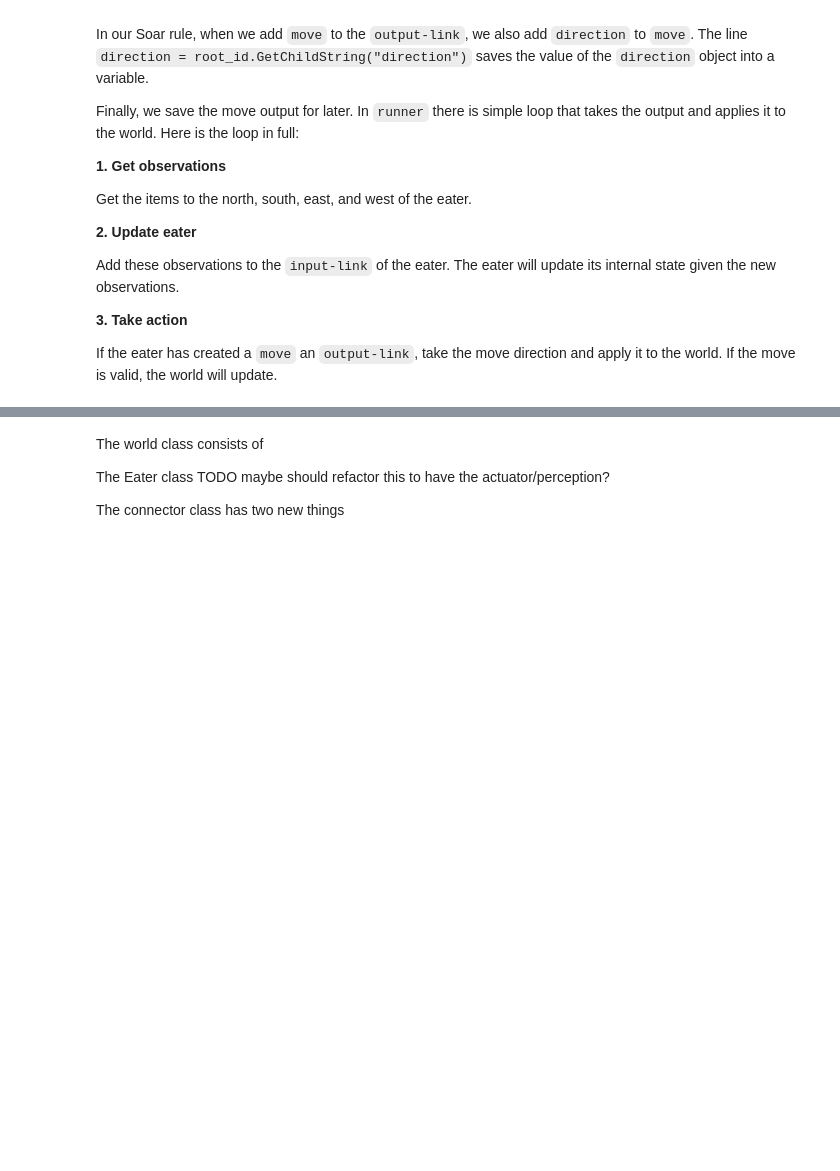
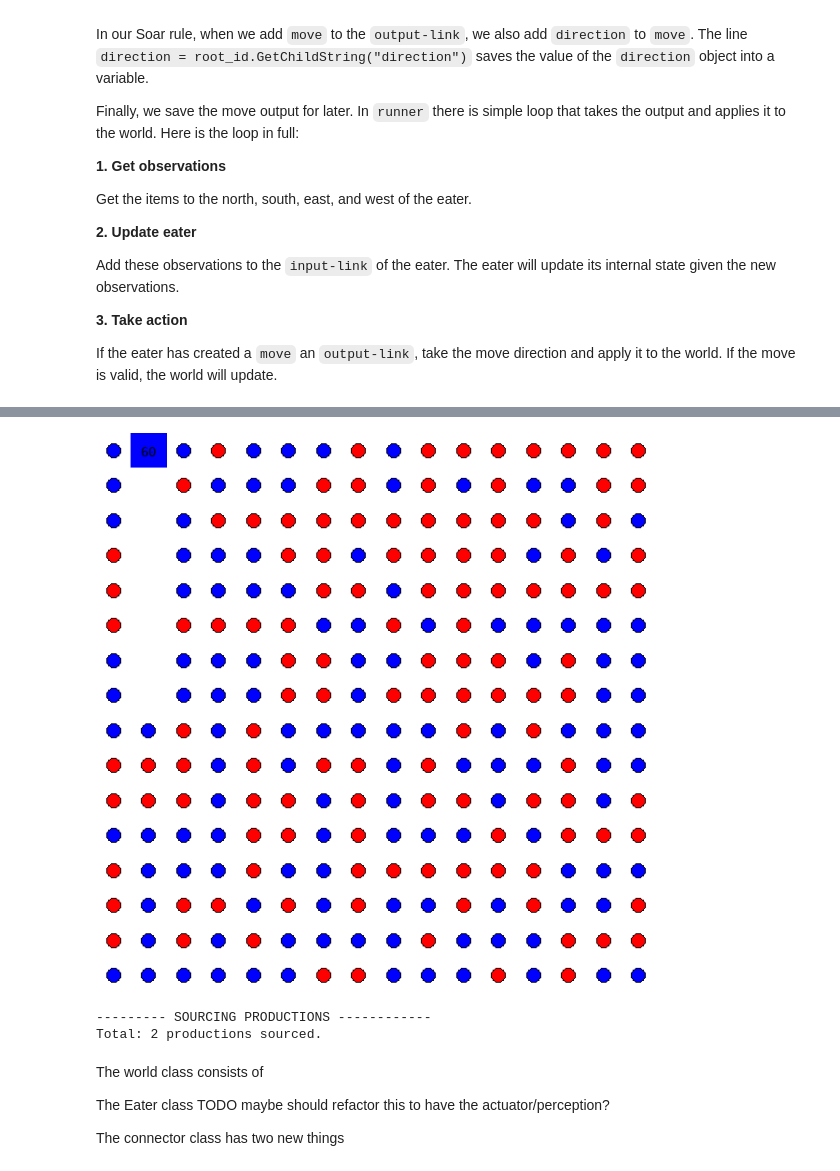
Before and after one commit to kierangilliam/soar, a Jupyter notebook: src/tutorial/3_eaters.ipynb, the cells around one changed output, grey strips where cells are left out. Drawn from its saved outputs; the diff is of its cells as text; code cells hidden in the pictures; blank space fills up the shorter version.

```diff
--- a/src/tutorial/3_eaters.ipynb
+++ b/src/tutorial/3_eaters.ipynb
@@ -645,0 +692,26 @@ quick i-supported o-supported memory review
+# %%
+move_north_operators_with_x_y = """
+sp {propose*move-north
+    (state <s> ^io.input-link.eater <e>)
+    (<e> ^x <x> ^y <y>)
+-->
+    (<s> ^operator <o> +)
+    (<o> ^name move-north)}
+
+# This is the same as before
+sp {apply*move-north
+    (state <s> ^operator <o>
+               ^io <io>)
+    (<io> ^output-link <out>)
+    (<o> ^name move-north)
+-->
+    (<out> ^move <move>)
+    (<move> ^direction north)}
+"""
+
+eaters = [('blue', move_north_operators_with_x_y)]
+runner(eaters, total_ticks=20, world_type='all food')
+# %% [output]
+[figure, added]
+--------- SOURCING PRODUCTIONS ------------
+Total: 2 productions sourced.
```
Also changed, not shown: parts of 9 cells of this notebook.
